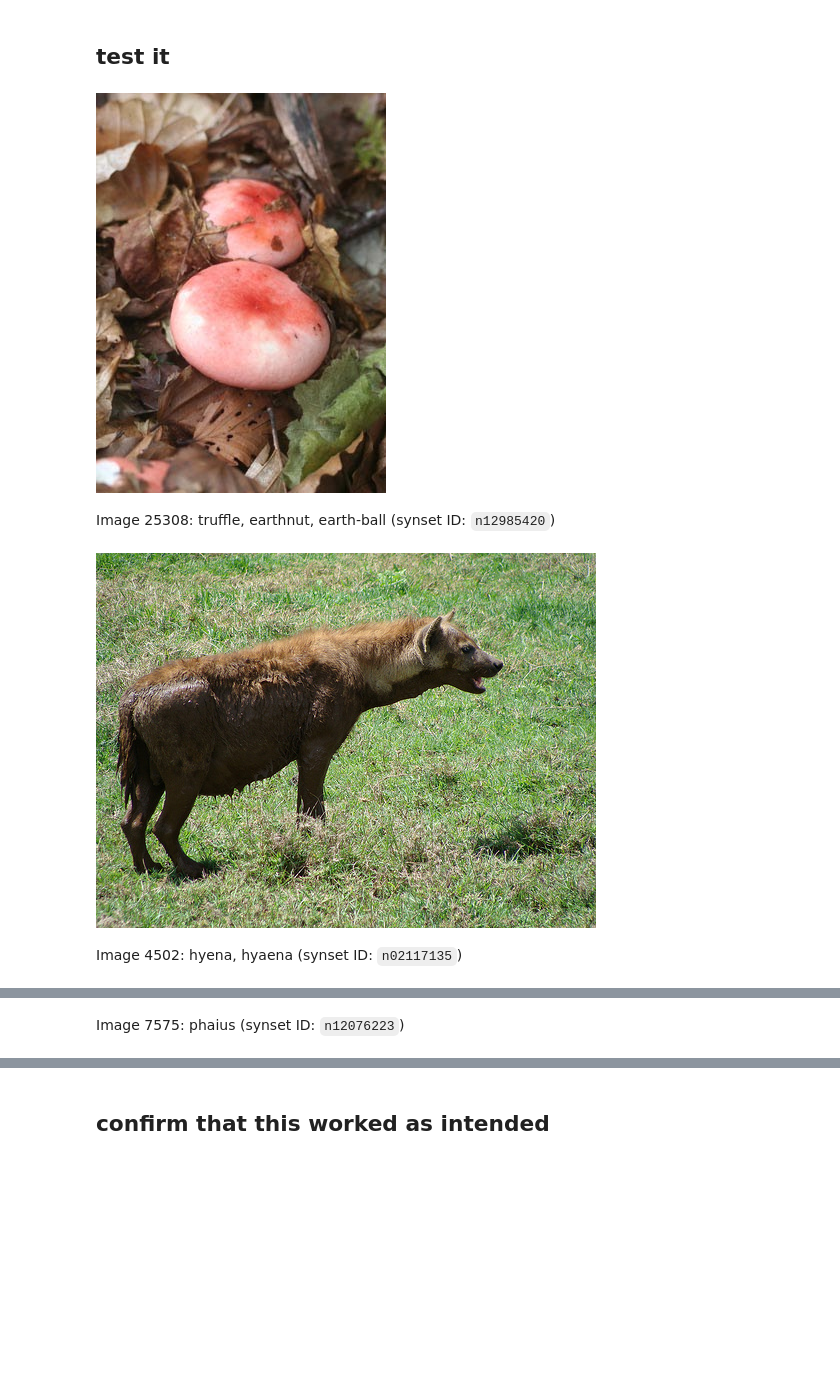
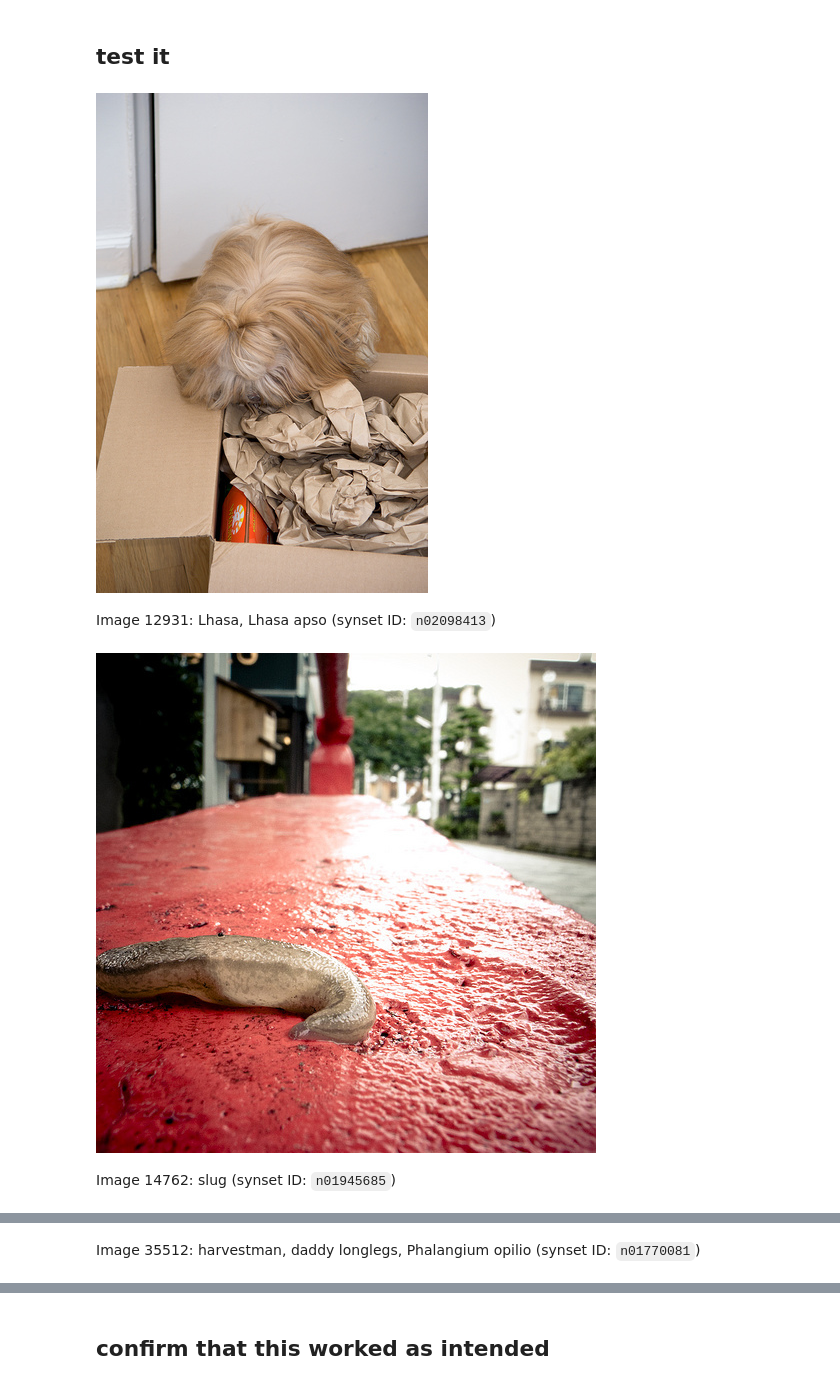
Before and after one commit to ahdavies6/clip-robustness, a Jupyter notebook: notebooks/convert_class_labels.ipynb, the cells around one changed output, grey strips where cells are left out. Saved outputs shown, nothing was run; the diff lists cells and outputs as text; code cells hidden in the pictures; blank space fills up the shorter version.

```diff
--- a/notebooks/convert_class_labels.ipynb
+++ b/notebooks/convert_class_labels.ipynb
@@ -8,7 +8,8 @@ TODO: move this into some ../utils/ script once you get it working
 ## load validation labels
 # %%
 val_img_labels = dict()
-with open('../data/imagenet/devkit-1.0/data/ILSVRC2010_validation_ground_truth.txt') as f:
+# with open('../data/imagenet/devkit-1.0/data/ILSVRC2010_validation_ground_truth.txt') as f:
+with open('../data/imagenet/ILSVRC2012_devkit_t12/data/ILSVRC2012_validation_ground_truth.txt') as f:
     for i, label in enumerate(f):
         val_img_labels[i+1] = int(label.strip()) - 1
 # %%
@@ -35,16 +37,17 @@ from IPython.display import display, Image, HTML, Markdown
 # %%
 for _ in range(3):
     img_idx = random.randint(1, 50001)
-    img_path = f'../data/imagenet/images/val/ILSVRC2010_val_{img_idx:08d}.JPEG'
+#     img_path = f'../data/imagenet/images/val/ILSVRC2010_val_{img_idx:08d}.JPEG'
+    img_path = f'../data/imagenet/images/val/ILSVRC2012_val_{img_idx:08d}.JPEG'
     img_label = val_img_labels[img_idx]
     synset = int_label_to_synset[img_label]
     synset_id = synset['synset_id']
     name = synset['name']
 
     display(Image(img_path))
     display(Markdown(f"Image {img_idx}: {name} (synset ID: `{synset_id}`)"))
 # %% [output]
-[figure, old version]
+[figure, new version]
-Image 25308: truffle, earthnut, earth-ball (synset ID: `n12985420`)
+Image 12931: Lhasa, Lhasa apso (synset ID: `n02098413`)
-[figure, old version]
+[figure, new version]
-Image 4502: hyena, hyaena (synset ID: `n02117135`)
+Image 14762: slug (synset ID: `n01945685`)
@@ -52,2 +55,2 @@ Image 4502: hyena, hyaena (synset ID: `n02117135`)
-Image 7575: phaius (synset ID: `n12076223`)
+Image 35512: harvestman, daddy longlegs, Phalangium opilio (synset ID: `n01770081`)
 # %% [markdown]
```
Also changed, not shown: parts of 26 cells of this notebook, 1 other file.
